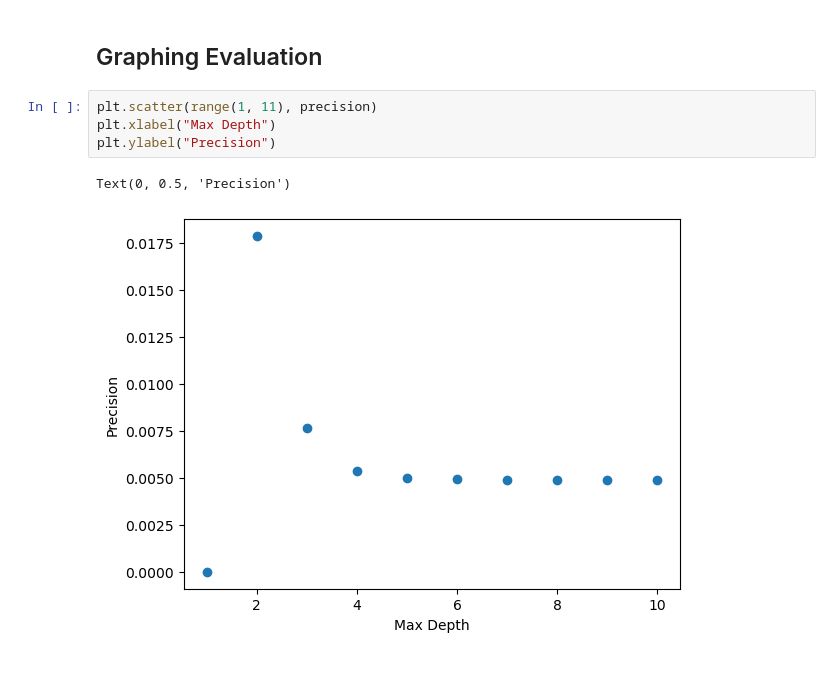
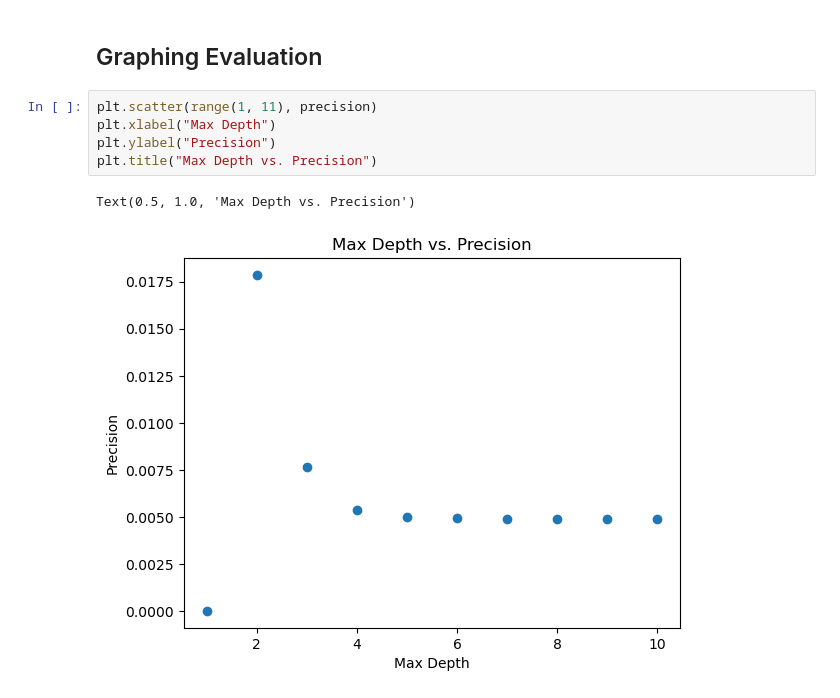
Before and after one commit to schuberte2026/AlgoLab5, a Jupyter notebook: benchmarking.ipynb, the cells around one changed output. Cells and saved outputs as stored; diff of their text form; blank space fills up the shorter version.

```diff
--- a/benchmarking.ipynb
+++ b/benchmarking.ipynb
@@ -66,10 +68,11 @@ for i in range(10):
 # %%
 plt.scatter(range(1, 11), precision)
 plt.xlabel("Max Depth")
 plt.ylabel("Precision")
+plt.title("Max Depth vs. Precision")
 # %% [output]
-Text(0, 0.5, 'Precision')
+Text(0.5, 1.0, 'Max Depth vs. Precision')
-[figure, old version]
+[figure, new version]
 # %%
 plt.scatter(range(1, 11), recall)
 plt.xlabel("Max Depth")
```
Also changed, not shown: parts of 3 cells of this notebook.
